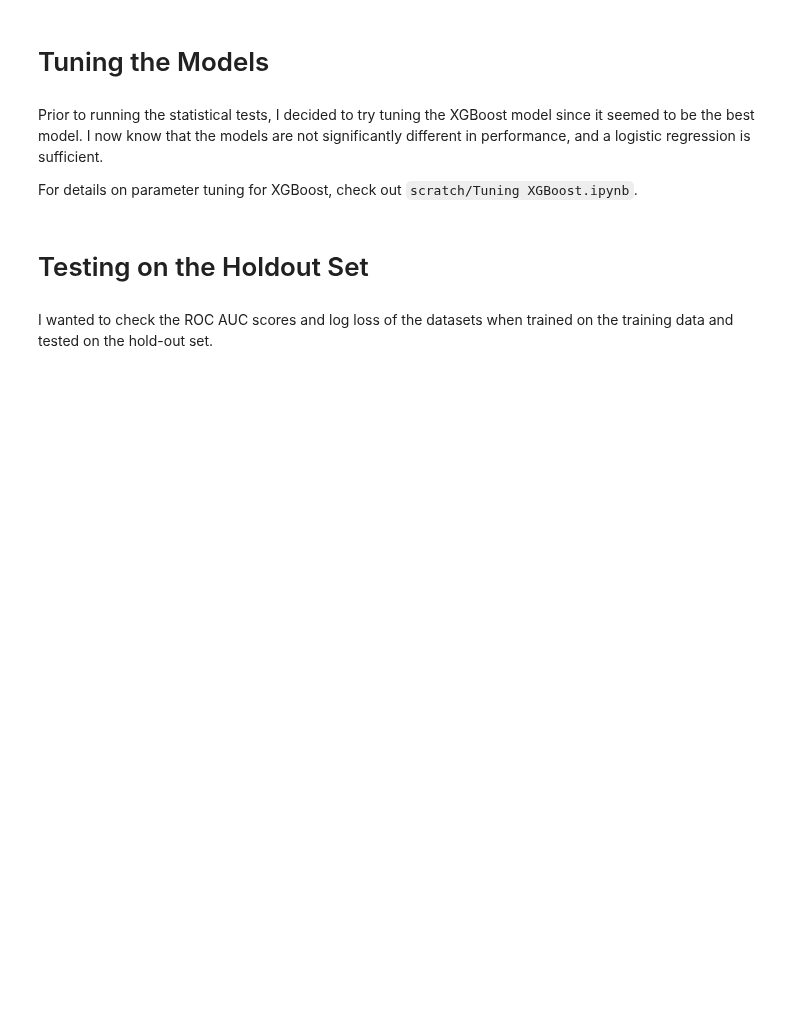
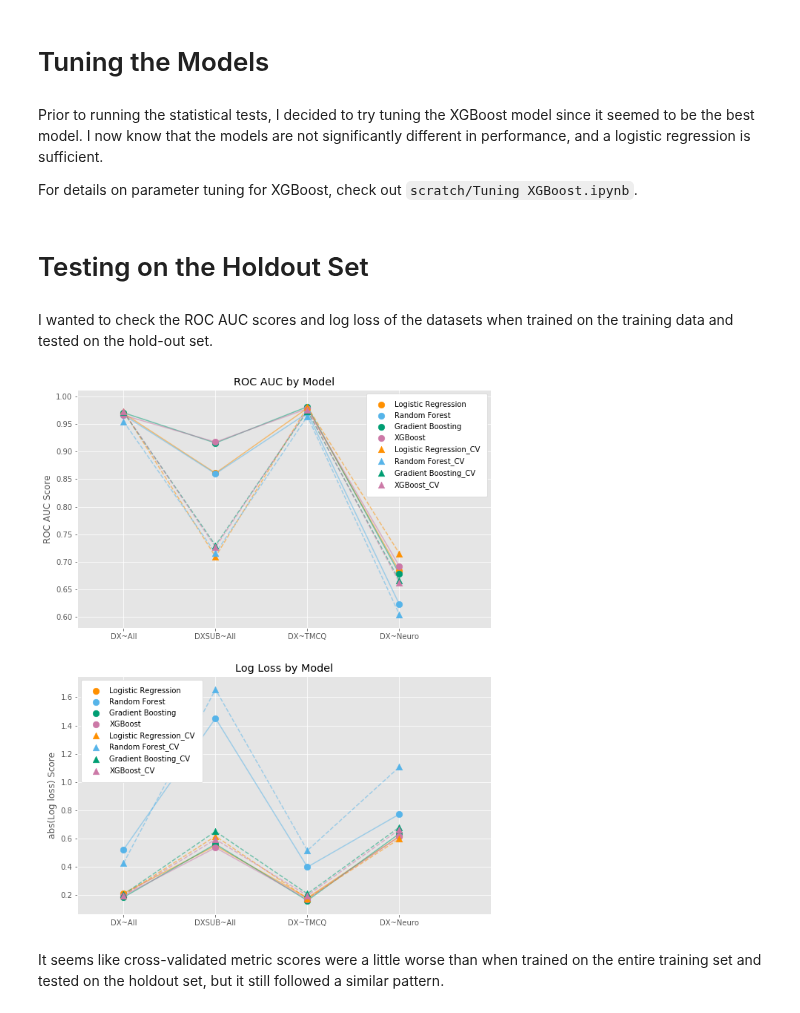
Before and after one commit to cjsmith015/Machine_Learning_and_ADHD, a Jupyter notebook: Supervised Learning.ipynb, the cells around one changed output. Saved outputs shown, nothing was run; the diff lists cells and outputs as text; code cells hidden in the pictures; blank space fills up the shorter version.

Commit message:
Graph holdout metrics

```diff
--- a/Supervised Learning.ipynb
+++ b/Supervised Learning.ipynb
@@ -273,0 +320,8 @@ I wanted to check the ROC AUC scores and log loss of the datasets when trained o
+# %%
+fig, axs = plt.subplots(2,1, figsize=(10,13))
+_ = create_metric_graph(holdout_model_dict, holdout_metric_dict, axs)
+_ = create_metric_graph(model_dict, metric_dict, axs)
+# %% [output]
+[figure, added]
+# %% [markdown]
+It seems like cross-validated metric scores were a little worse than when trained on the entire training set and tested on the holdout set, but it still followed a similar pattern.
```
Also changed, not shown: parts of 1 cell of this notebook, 3 other files.
